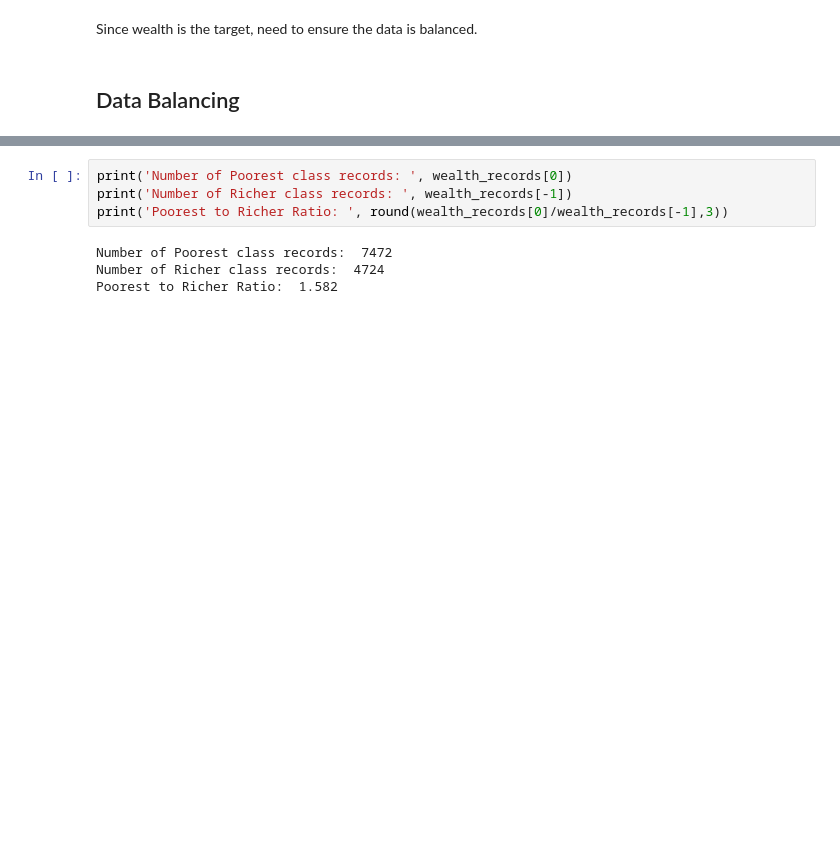
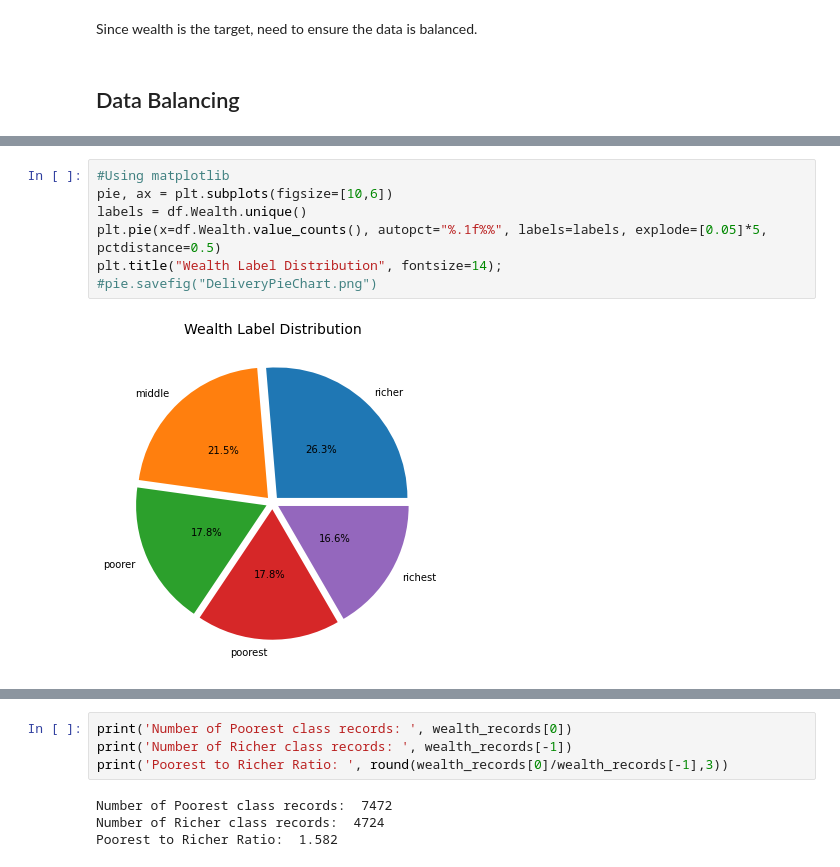
Before and after one commit to cmougan/WRI_WellBeing_Data_Layer, a Jupyter notebook: (DSSG_WRI)_DHS_Analysis_.ipynb, the cells around one changed output, grey strips where cells are left out. Saved outputs shown, nothing was run; the diff lists cells and outputs as text; blank space fills up the shorter version.

Commit message:
Added a Pie Chart

```diff
--- a/(DSSG_WRI)_DHS_Analysis_.ipynb
+++ b/(DSSG_WRI)_DHS_Analysis_.ipynb
@@ -72,3 +72,12 @@ df.Wealth.value_counts().plot.bar(title = 'Distribution of Wealth Classes',
+# %%
+#Using matplotlib
+pie, ax = plt.subplots(figsize=[10,6])
+labels = df.Wealth.unique()
+plt.pie(x=df.Wealth.value_counts(), autopct="%.1f%%", labels=labels, explode=[0.05]*5, pctdistance=0.5)
+plt.title("Wealth Label Distribution", fontsize=14);
+#pie.savefig("DeliveryPieChart.png")
+# %% [output]
+[figure, added]
 # %%
 wealth_records = df.Wealth.value_counts()
 wealth_records_unbalance = wealth_records - df.Wealth.value_counts().mean()
```
Also changed, not shown: parts of 32 cells of this notebook.
